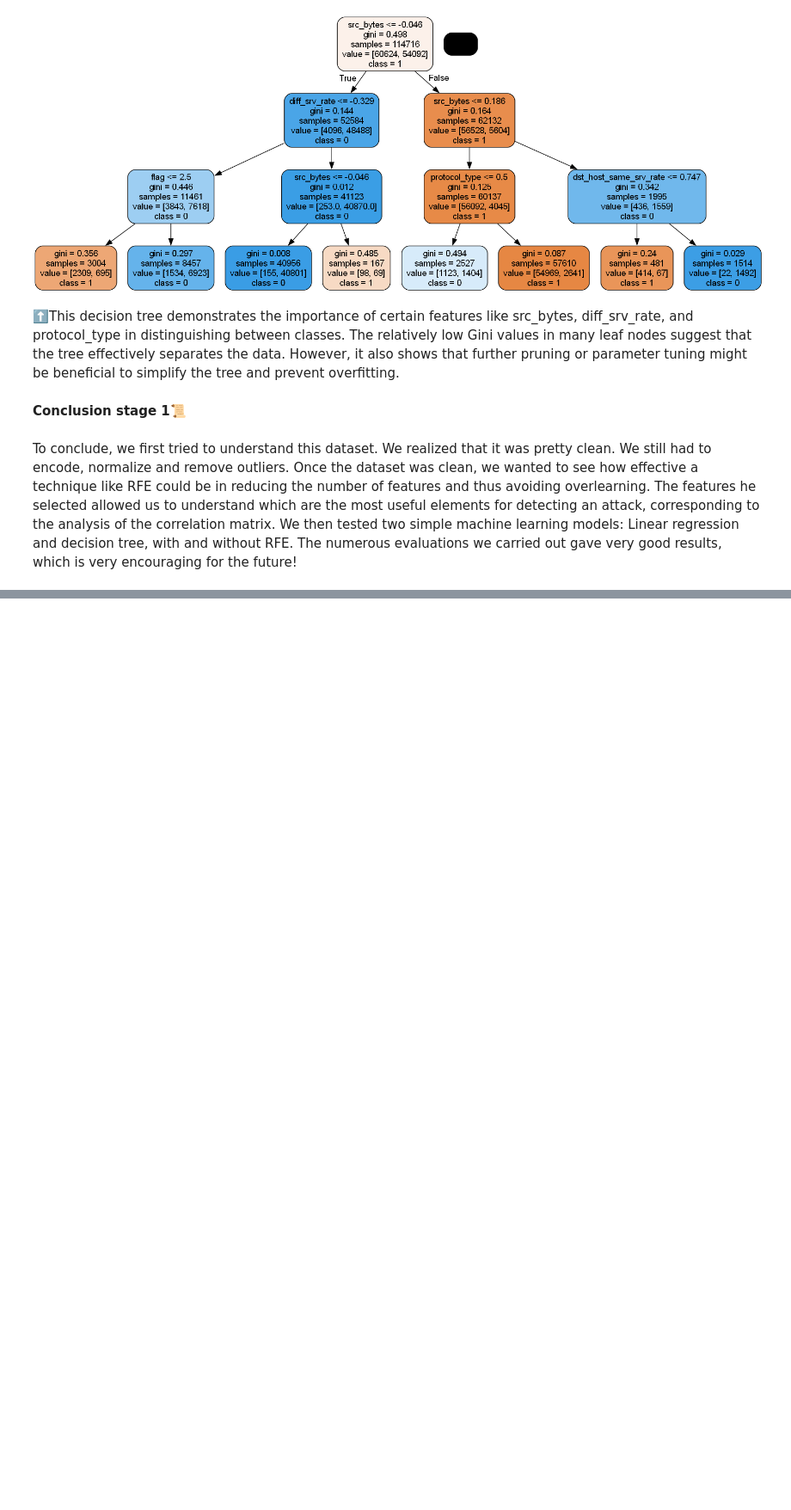
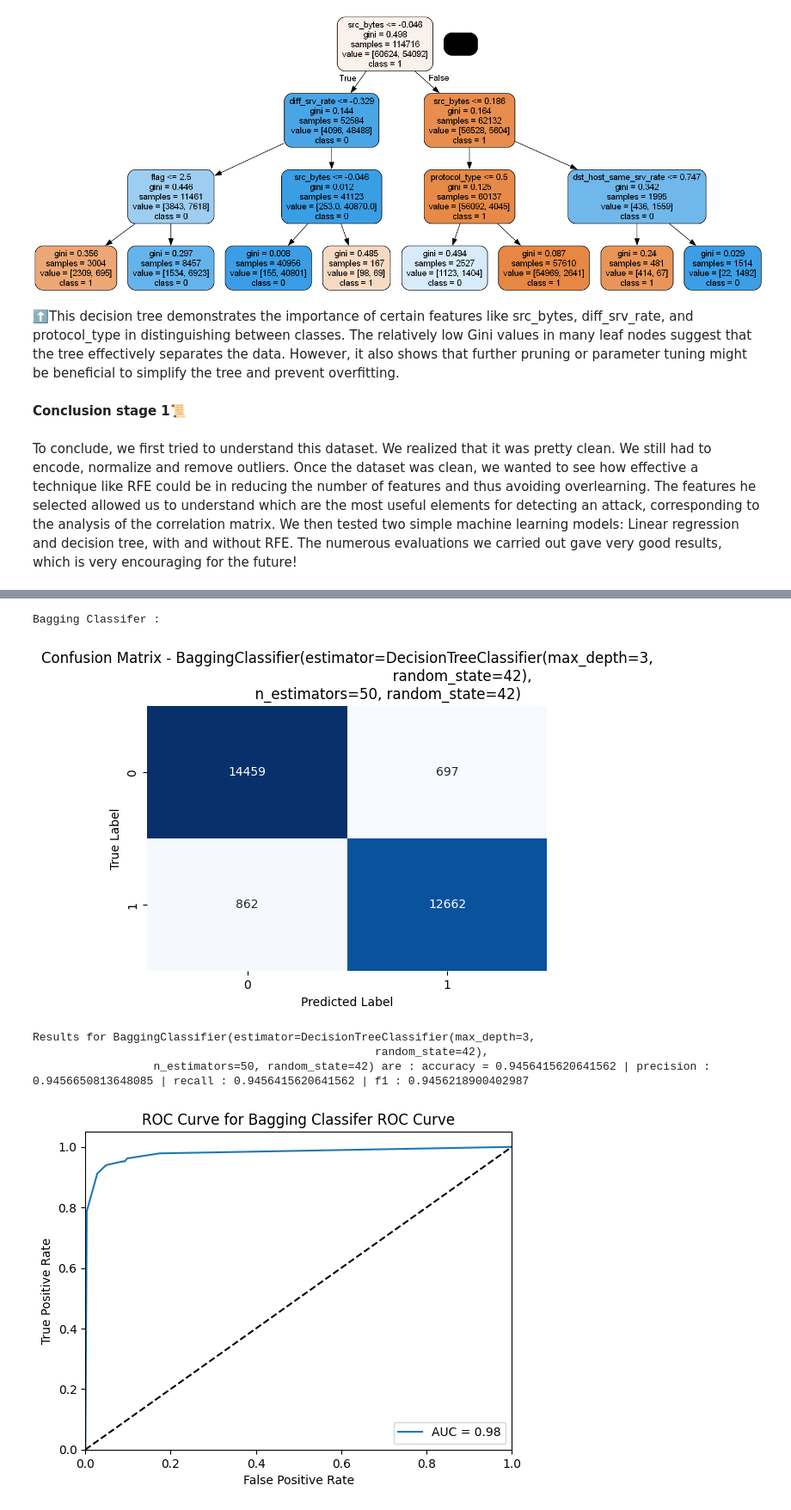
Before and after one commit to ThomasTyg15/Projet_ML-IDS, a Jupyter notebook: NoteBook_ML-IDS.ipynb, the cells around one changed output, grey strips where cells are left out. Shown: that part at 86% size. Cells and saved outputs as stored; diff of their text form; code cells hidden in the pictures; blank space fills up the shorter version.

```diff
--- a/NoteBook_ML-IDS.ipynb
+++ b/NoteBook_ML-IDS.ipynb
@@ -464,0 +552,24 @@ We then tested two simple machine learning models: Linear regression and decisio
+# %%
+# Create a BaggingClassifier
+bagging_clf = BaggingClassifier(
+    estimator=DecisionTreeClassifier(max_depth=3, random_state=42),
+    n_estimators=50,  # Number of trees
+    random_state=42
+)
+
+# Train and evaluate Bagging Classifier
+bagging_clf.fit(X_train, y_train)
+y_pred_bagging = bagging_clf.predict(X_test)
+
+#Evaluate the model
+print("Bagging Classifer : ")
+print(evaluate_model(bagging_clf, X_train, X_test, y_train, y_test)[4])
+
+plot_roc_curve(bagging_clf, X_test, y_test,"Bagging Classifer ROC Curve" )
+# %% [output]
+Bagging Classifer :
+[figure, added]
+Results for BaggingClassifier(estimator=DecisionTreeClassifier(max_depth=3,
+                                                   random_state=42),
+                  n_estimators=50, random_state=42) are : accuracy = 0.9456415620641562 | precision : 0.9456650813648085 | recall : 0.9456415620641562 | f1 : 0.9456218900402987
+[figure, added]
```
Also changed, not shown: parts of 15 cells of this notebook.
